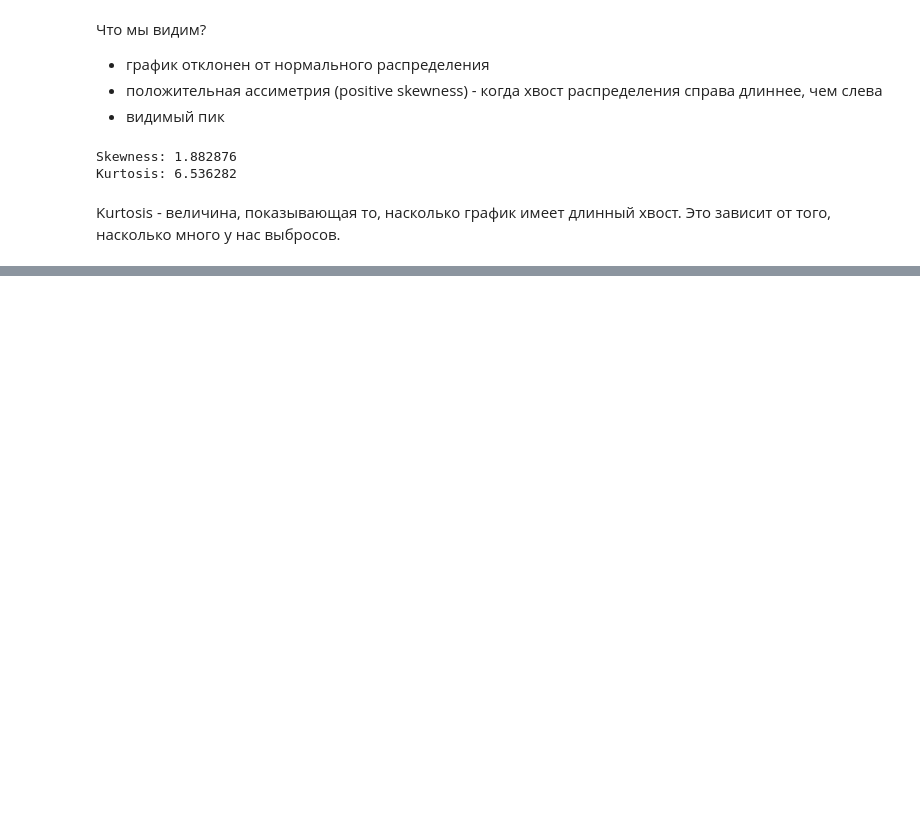
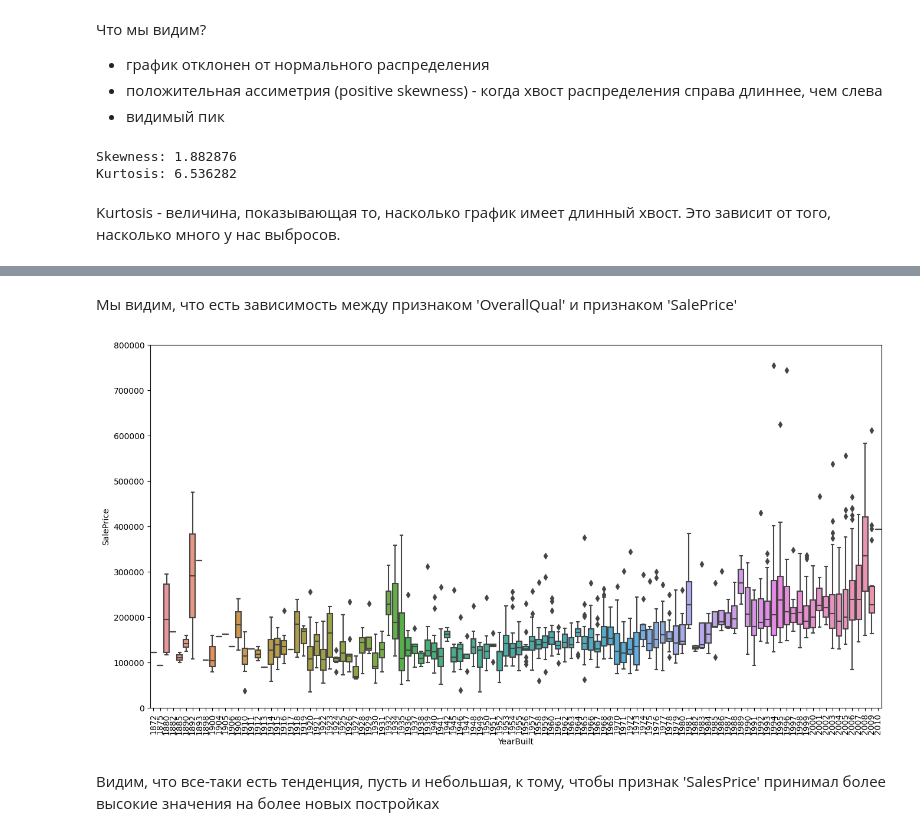
Before and after one commit to juliana-zh/ML, a Jupyter notebook: House_prices.ipynb, the cells around one changed output, grey strips where cells are left out. Drawn from its saved outputs; the diff is of its cells as text; code cells hidden in the pictures; blank space fills up the shorter version.

```diff
--- a/House_prices.ipynb
+++ b/House_prices.ipynb
@@ -110,0 +141,13 @@ Kurtosis - величина, показывающая то, насколько
+# %% [markdown]
+Мы видим, что есть зависимость между признаком 'OverallQual' и признаком 'SalePrice'
+# %%
+var = 'YearBuilt'
+data = pd.concat([df_train['SalePrice'], df_train[var]], axis=1)
+f, ax = plt.subplots(figsize=(16, 8))
+fig = sns.boxplot(x=var, y="SalePrice", data=data)
+fig.axis(ymin=0, ymax=800000);
+plt.xticks(rotation=90);
+# %% [output]
+[figure, added]
+# %% [markdown]
+Видим, что все-таки есть тенденция, пусть и небольшая, к тому, чтобы признак 'SalesPrice' принимал более высокие значения на более новых постройках
```
Also changed, not shown: parts of 10 cells of this notebook.
